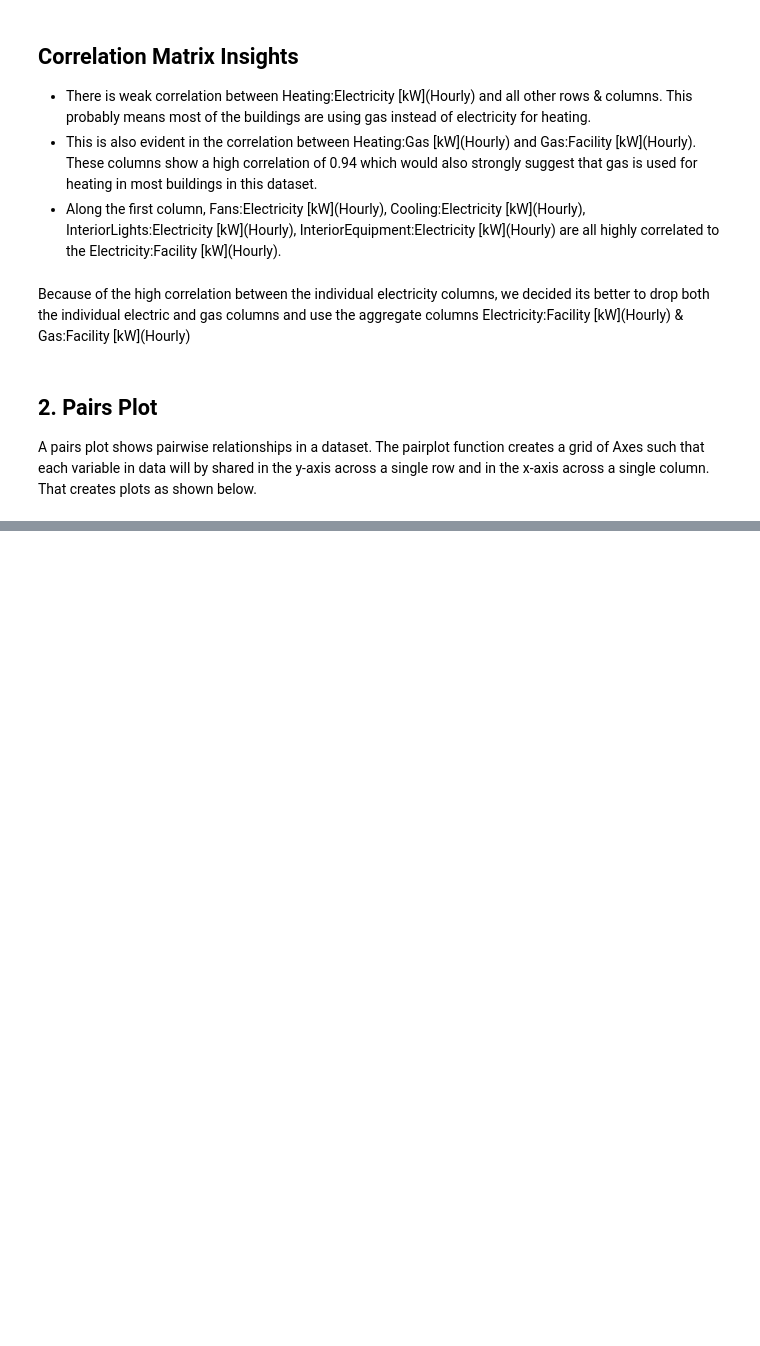
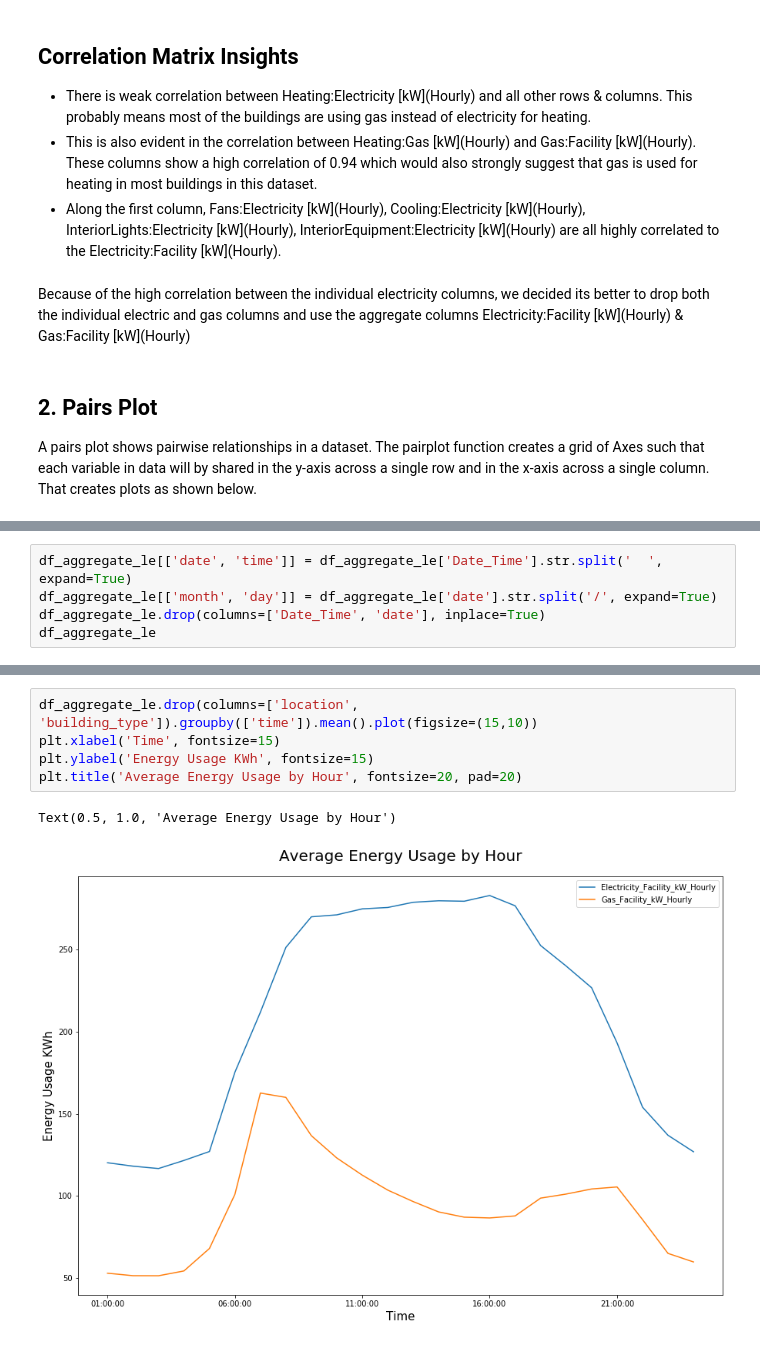
Before and after one commit to dgitts/electric-load-forecasting, a Jupyter notebook: notebooks/david.ipynb, the cells around one changed output, grey strips where cells are left out. Drawn from its saved outputs; the diff is of its cells as text; blank space fills up the shorter version.

```diff
--- a/notebooks/david.ipynb
+++ b/notebooks/david.ipynb
@@ -219,0 +211,5 @@ DataError: No numeric types to aggregate
+# %%
+df_aggregate_le[['date', 'time']] = df_aggregate_le['Date_Time'].str.split('  ', expand=True)
+df_aggregate_le[['month', 'day']] = df_aggregate_le['date'].str.split('/', expand=True)
+df_aggregate_le.drop(columns=['Date_Time', 'date'], inplace=True)
+df_aggregate_le
@@ -219,0 +251,8 @@ DataError: No numeric types to aggregate
+# %%
+df_aggregate_le.drop(columns=['location', 'building_type']).groupby(['time']).mean().plot(figsize=(15,10))
+plt.xlabel('Time', fontsize=15)
+plt.ylabel('Energy Usage KWh', fontsize=15)
+plt.title('Average Energy Usage by Hour', fontsize=20, pad=20)
+# %% [output]
+Text(0.5, 1.0, 'Average Energy Usage by Hour')
+[figure, added]
```
Also changed, not shown: parts of 10 cells of this notebook.
